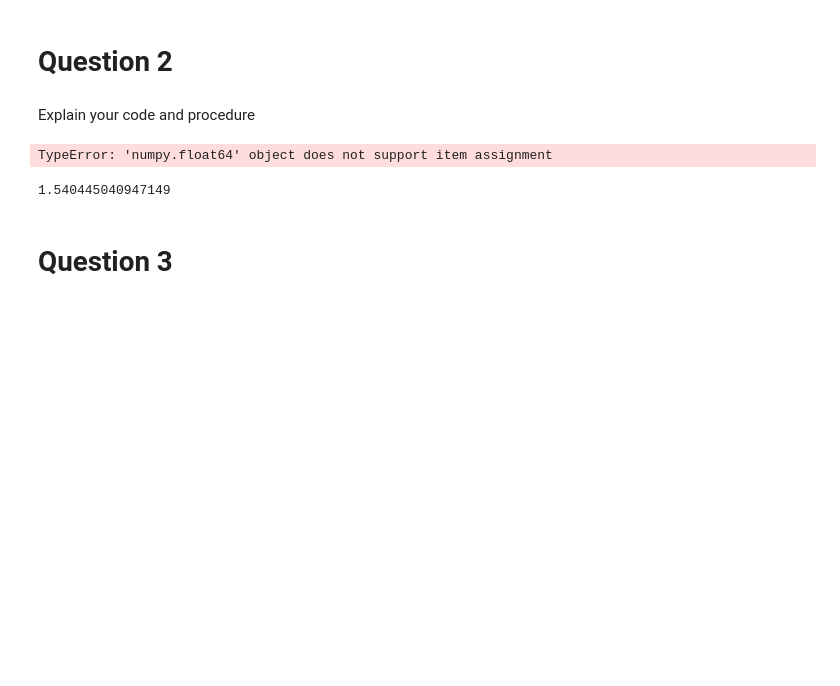
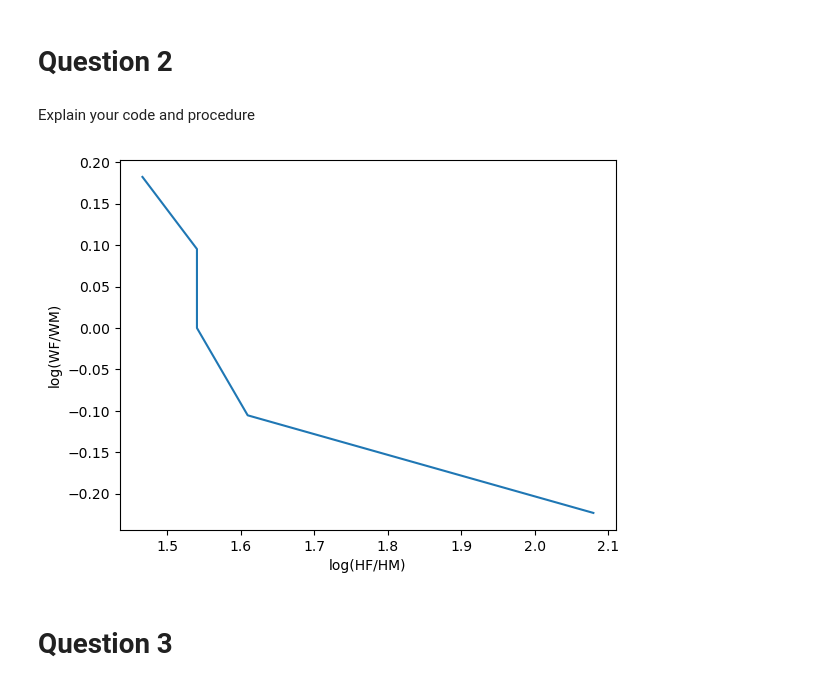
Before and after one commit to krabbe98/projects-2023-best-team, a Jupyter notebook: inauguralproject/inauguralproject.ipynb, the cells around one changed output. Saved outputs shown, nothing was run; the diff lists cells and outputs as text; code cells hidden in the pictures; blank space fills up the shorter version.

```diff
--- a/inauguralproject/inauguralproject.ipynb
+++ b/inauguralproject/inauguralproject.ipynb
@@ -26,5 +25,4 @@ The autoreload extension is already loaded. To reload it, use:
 # %%
-model=HouseholdSpecializationModelClass()
 HFHM=np.zeros([3,3])
 alpha_list = [0.25,0.5,0.75]
 sigma_list = [0.5,1,1.5]
@@ -32,7 +30,6 @@ for it, alpha in enumerate(alpha_list):
     for jt, sigma in enumerate(sigma_list):
         model.par.alpha=alpha
         model.par.sigma=sigma
-        dsol=model.solve_discrete()
         opt=model.solve_discrete()
         HFHM[it,jt]=opt.HF/opt.HM
 
@@ -67,22 +66,21 @@ ax.invert_xaxis()
 Explain your code and procedure
 # %%
 #Igen skal vi lave et loop hvor vi looper for forskellige værdier af WF.
-WF_list = [0.5,1,1.5]
-HFHM=np.zeros([5,5])
-for it, wF in enumerate(WF_list):
-    model.par.wF=alpha
-    dsol=model.solve_discrete()
-    opt=model.solve_discrete()
-    logHFHM[it]=np.log(opt.HF/opt.HM)
+import numpy as np
+WF_list = [0.8, 0.9, 1, 1.1, 1.2]
+logWF = np.log(WF_list)
+logHFHM = np.zeros(len(WF_list))
+for it, alpha in enumerate(WF_list):
+    model.par.wF = alpha
+    opt = model.solve_discrete()
+    logHFHM[it] = np.log(opt.HF / opt.HM)
 
-print(logHFHM)
-#Problemet er nok at HFHM ikke bliver opdateret. Han sagde at vi skulle bruge np.zeros (eller faktisk helt præcist en tom celle)
+plt.plot(logHFHM, logWF)
+plt.ylabel('log(WF/WM)')
+plt.xlabel('log(HF/HM)')
+plt.show()
 # %% [output]
-TypeError: 'numpy.float64' object does not support item assignment
+[figure, added]
-# %%
-logHFHM
-# %% [output]
-1.540445040947149
 # %% [markdown]
 # Question 3
 # %% [markdown]
```
Also changed, not shown: parts of 8 cells of this notebook, 1 other file.
